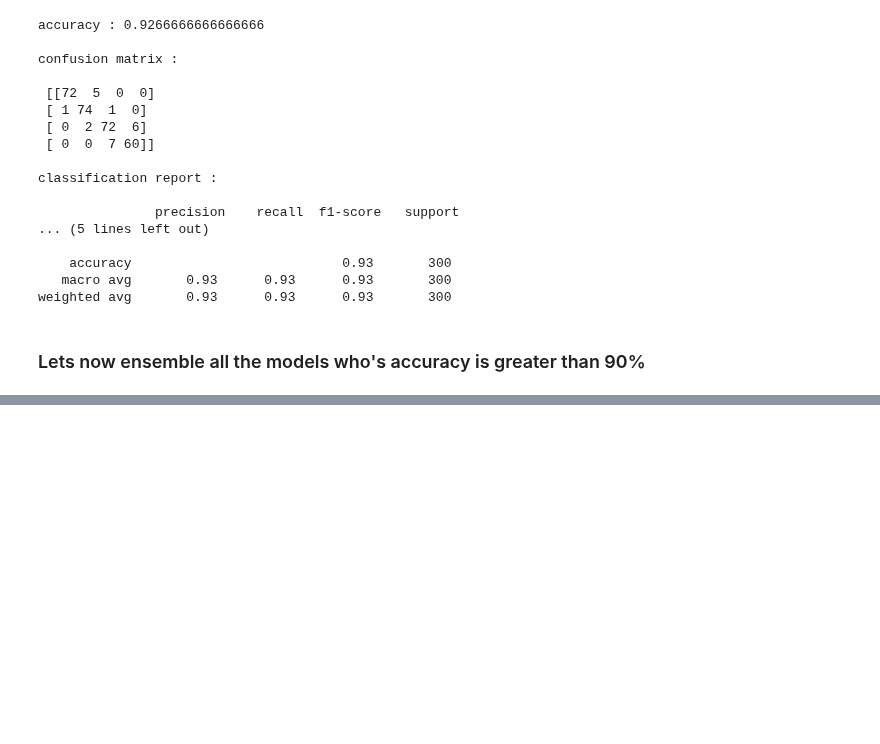
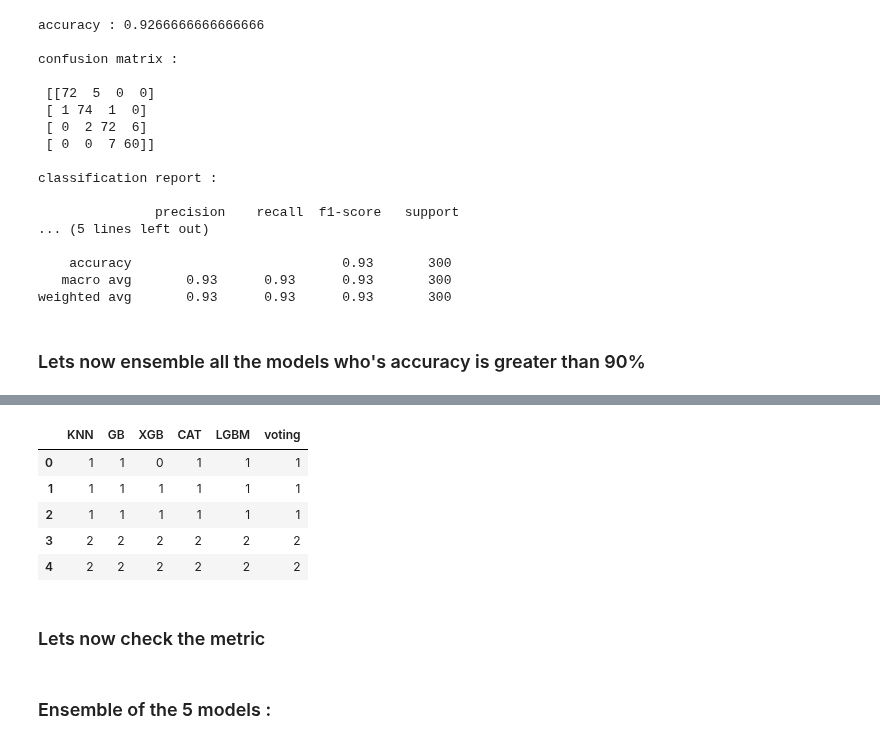
Before and after one commit to SharanKalyan/Mobile-Price-Classification-Kaggle, a Jupyter notebook: Analysis.ipynb, the cells around one changed output, grey strips where cells are left out. Drawn from its saved outputs; the diff is of its cells as text; code cells hidden in the pictures; blank space fills up the shorter version.

```diff
--- a/Analysis.ipynb
+++ b/Analysis.ipynb
@@ -676,6 +677,12 @@ classification report :
     accuracy                           0.95       300
    macro avg       0.95      0.95      0.95       300
 weighted avg       0.95      0.95      0.95       300
+# %%
+ctp = []
+for i in cat_test_pred:
+    ctp.append(i[0])
+cat_test_pred = ctp
+cat_test_pred = np.array(cat_test_pred)
 # %% [markdown]
 ### LGBM
 # %%
@@ -709,3 +716,6 @@ classification report :
 weighted avg       0.93      0.93      0.93       300
 # %% [markdown]
 ### Lets now ensemble all the models who's accuracy is greater than 90%
+# %%
+ensemble = pd.DataFrame({'KNN':kn_test_pred , 'GB':gb_test_pred, 'XGB':xgb_test_pred,
+                         'CAT':cat_test_pred, 'LGBM': lgb_test_pred})
@@ -711,0 +731,22 @@ weighted avg       0.93      0.93      0.93       300
+# %%
+modes = []
+for i in ensemble.index:
+    modes.append(ensemble.iloc[i].mode().tolist())
+# %%
+fv = []
+for i in modes:
+    fv.append(i[0])
+ensemble['voting'] = fv
+# %%
+ensemble.head()
+# %% [output]
+|  | KNN | GB | XGB | CAT | LGBM | voting |
+| 0 | 1 | 1 | 0 | 1 | 1 | 1 |
+| 1 | 1 | 1 | 1 | 1 | 1 | 1 |
+| 2 | 1 | 1 | 1 | 1 | 1 | 1 |
+| 3 | 2 | 2 | 2 | 2 | 2 | 2 |
+| 4 | 2 | 2 | 2 | 2 | 2 | 2 |
+# %% [markdown]
+### Lets now check the metric
+# %% [markdown]
+### Ensemble of the 5 models :
```
Also changed, not shown: parts of 19 cells of this notebook.
